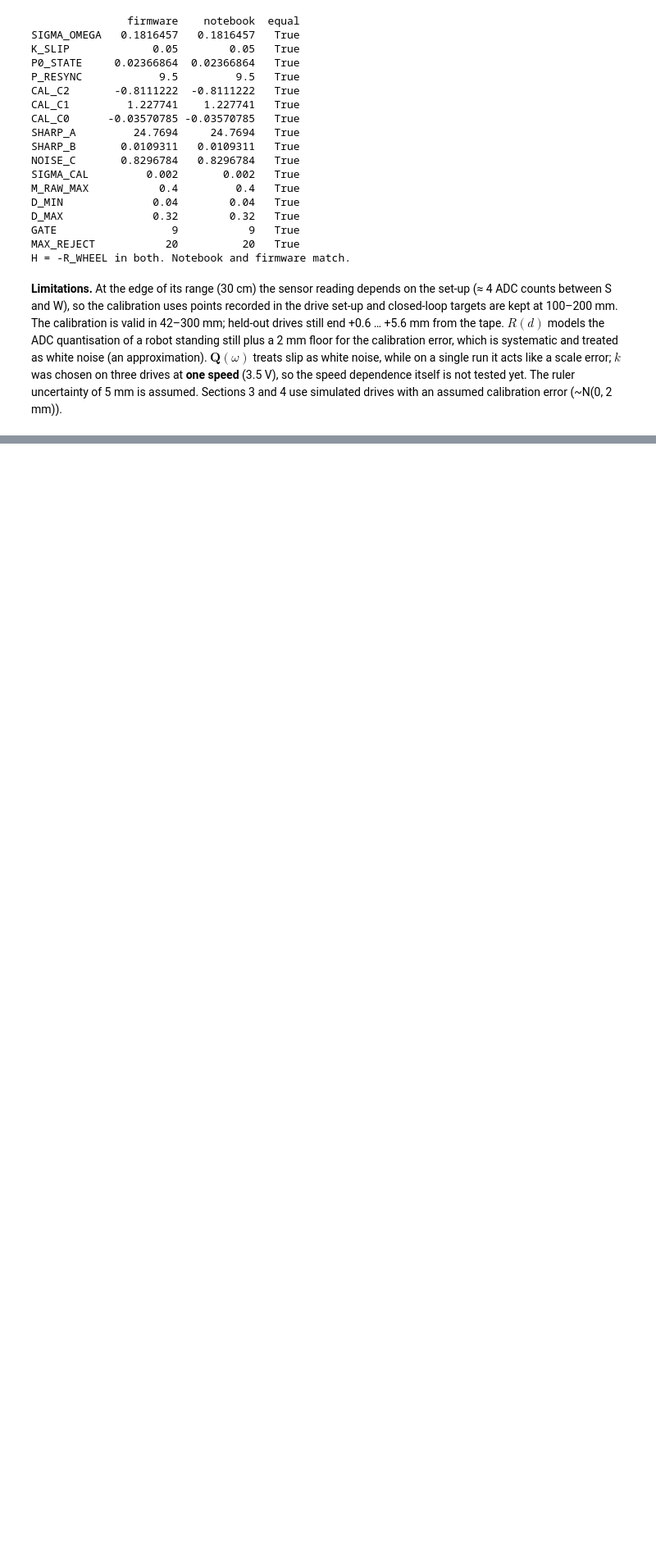
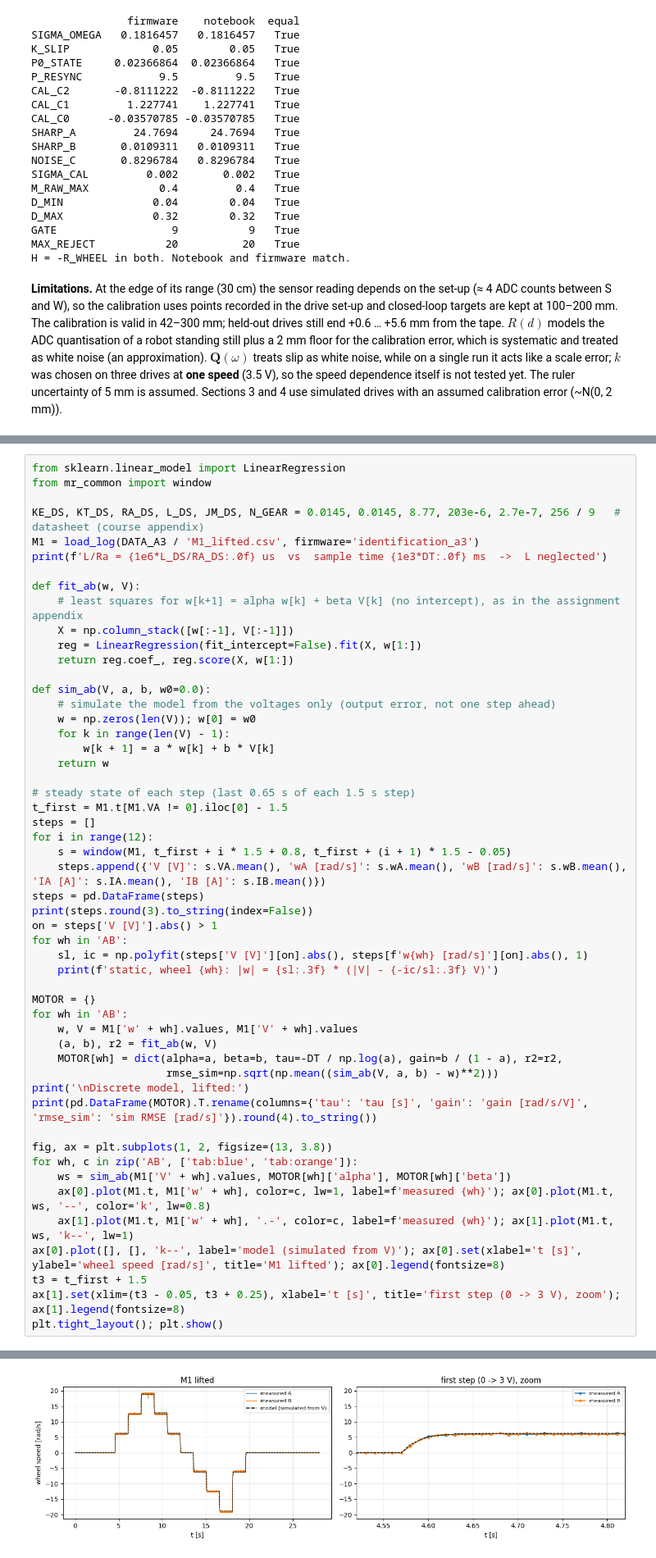
Before and after one commit to davidkog511/1d-kalman-filter, a Jupyter notebook: A3_1D_LKF/Assignment3_LKF.ipynb, the cells around one changed output, grey strips where cells are left out. Shown at 82% size. Drawn from its saved outputs; the diff is of its cells as text; blank space fills up the shorter version.

```diff
--- a/A3_1D_LKF/Assignment3_LKF.ipynb
+++ b/A3_1D_LKF/Assignment3_LKF.ipynb
@@ -644,0 +657,53 @@ H = -R_WHEEL in both. Notebook and firmware match.
+# %%
+from sklearn.linear_model import LinearRegression
+from mr_common import window
+
+KE_DS, KT_DS, RA_DS, L_DS, JM_DS, N_GEAR = 0.0145, 0.0145, 8.77, 203e-6, 2.7e-7, 256 / 9   # datasheet (course appendix)
+M1 = load_log(DATA_A3 / 'M1_lifted.csv', firmware='identification_a3')
+print(f'L/Ra = {1e6*L_DS/RA_DS:.0f} us  vs  sample time {1e3*DT:.0f} ms  ->  L neglected')
+
+def fit_ab(w, V):
+    # least squares for w[k+1] = alpha w[k] + beta V[k] (no intercept), as in the assignment appendix
+    X = np.column_stack([w[:-1], V[:-1]])
+    reg = LinearRegression(fit_intercept=False).fit(X, w[1:])
+    return reg.coef_, reg.score(X, w[1:])
+
+def sim_ab(V, a, b, w0=0.0):
+    # simulate the model from the voltages only (output error, not one step ahead)
+    w = np.zeros(len(V)); w[0] = w0
+    for k in range(len(V) - 1):
+        w[k + 1] = a * w[k] + b * V[k]
+    return w
+
+# steady state of each step (last 0.65 s of each 1.5 s step)
+t_first = M1.t[M1.VA != 0].iloc[0] - 1.5
+steps = []
+for i in range(12):
+    s = window(M1, t_first + i * 1.5 + 0.8, t_first + (i + 1) * 1.5 - 0.05)
+    steps.append({'V [V]': s.VA.mean(), 'wA [rad/s]': s.wA.mean(), 'wB [rad/s]': s.wB.mean(), 'IA [A]': s.IA.mean(), 'IB [A]': s.IB.mean()})
+steps = pd.DataFrame(steps)
+print(steps.round(3).to_string(index=False))
+on = steps['V [V]'].abs() > 1
+for wh in 'AB':
+    sl, ic = np.polyfit(steps['V [V]'][on].abs(), steps[f'w{wh} [rad/s]'][on].abs(), 1)
+    print(f'static, wheel {wh}: |w| = {sl:.3f} * (|V| - {-ic/sl:.3f} V)')
+
+MOTOR = {}
+for wh in 'AB':
+    w, V = M1['w' + wh].values, M1['V' + wh].values
+    (a, b), r2 = fit_ab(w, V)
+    MOTOR[wh] = dict(alpha=a, beta=b, tau=-DT / np.log(a), gain=b / (1 - a), r2=r2,
+                     rmse_sim=np.sqrt(np.mean((sim_ab(V, a, b) - w)**2)))
+print('\nDiscrete model, lifted:')
+print(pd.DataFrame(MOTOR).T.rename(columns={'tau': 'tau [s]', 'gain': 'gain [rad/s/V]', 'rmse_sim': 'sim RMSE [rad/s]'}).round(4).to_string())
+
+fig, ax = plt.subplots(1, 2, figsize=(13, 3.8))
+for wh, c in zip('AB', ['tab:blue', 'tab:orange']):
+    ws = sim_ab(M1['V' + wh].values, MOTOR[wh]['alpha'], MOTOR[wh]['beta'])
+    ax[0].plot(M1.t, M1['w' + wh], color=c, lw=1, label=f'measured {wh}'); ax[0].plot(M1.t, ws, '--', color='k', lw=0.8)
+    ax[1].plot(M1.t, M1['w' + wh], '.-', color=c, label=f'measured {wh}'); ax[1].plot(M1.t, ws, 'k--', lw=1)
+ax[0].plot([], [], 'k--', label='model (simulated from V)'); ax[0].set(xlabel='t [s]', ylabel='wheel speed [rad/s]', title='M1 lifted'); ax[0].legend(fontsize=8)
+t3 = t_first + 1.5
+ax[1].set(xlim=(t3 - 0.05, t3 + 0.25), xlabel='t [s]', title='first step (0 -> 3 V), zoom'); ax[1].legend(fontsize=8)
+plt.tight_layout(); plt.show()
+# %% [output]
@@ -644,0 +727 @@ H = -R_WHEEL in both. Notebook and firmware match.
+[figure, added]
```
Also changed, not shown: parts of 8 cells of this notebook.
